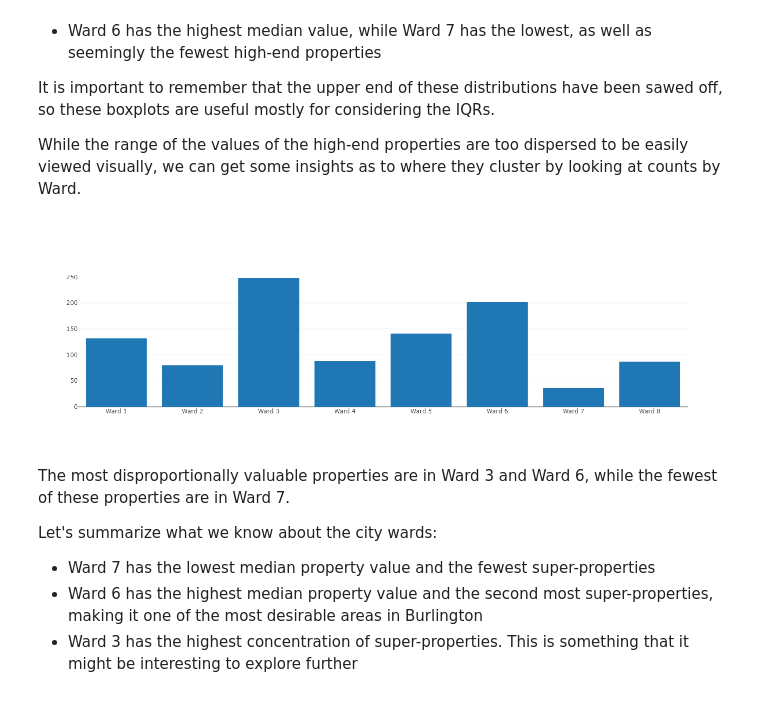
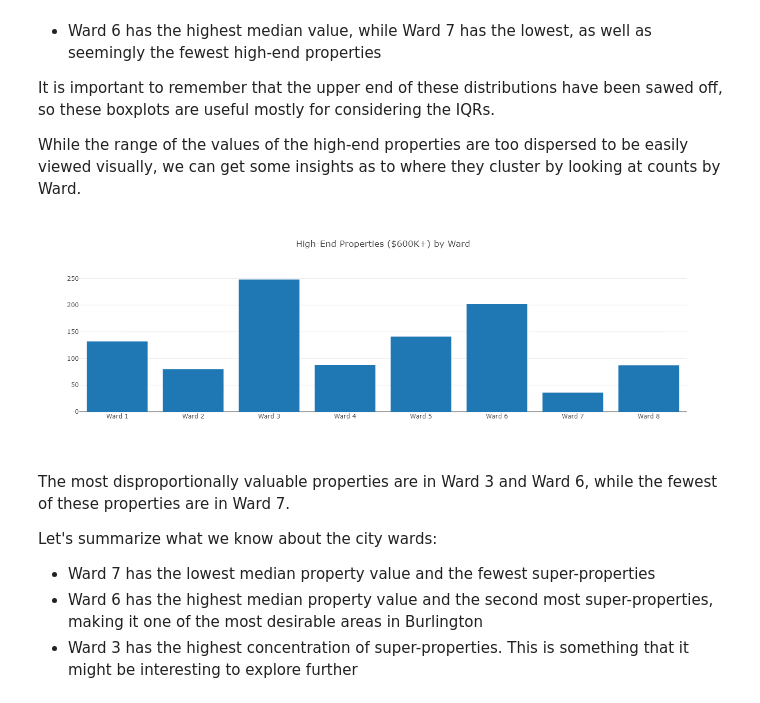
Before and after one commit to calremmel/burlington-real-estate-dash, a Jupyter notebook: notebooks/final_project.ipynb, the cells around one changed output. Drawn from its saved outputs; the diff is of its cells as text; code cells hidden in the pictures.

```diff
--- a/notebooks/final_project.ipynb
+++ b/notebooks/final_project.ipynb
@@ -162,11 +163,11 @@ While the range of the values of the high-end properties are too dispersed to be
 upper_geo = properties[properties["Listed Real Value"] >= min(upper)]
 # %%
 data = [go.Bar(x=ward_list, y=[upper_geo[upper_geo[ward] == True].shape[0] for ward in ward_list])]
-layout = go.Layout(title="High-End Properties by Ward")
+layout = go.Layout(title="High-End Properties ($600K+) by Ward")
 fig = go.Figure(data=data, layout=layout)
-iplot(data)
+iplot(fig)
 # %% [output]
-[figure, old version]
+[figure, new version]
 # %% [markdown]
 The most disproportionally valuable properties are in Ward 3 and Ward 6, while the fewest of these properties are in Ward 7.
 
```
Also changed, not shown: parts of 21 cells of this notebook, 7 other files.
